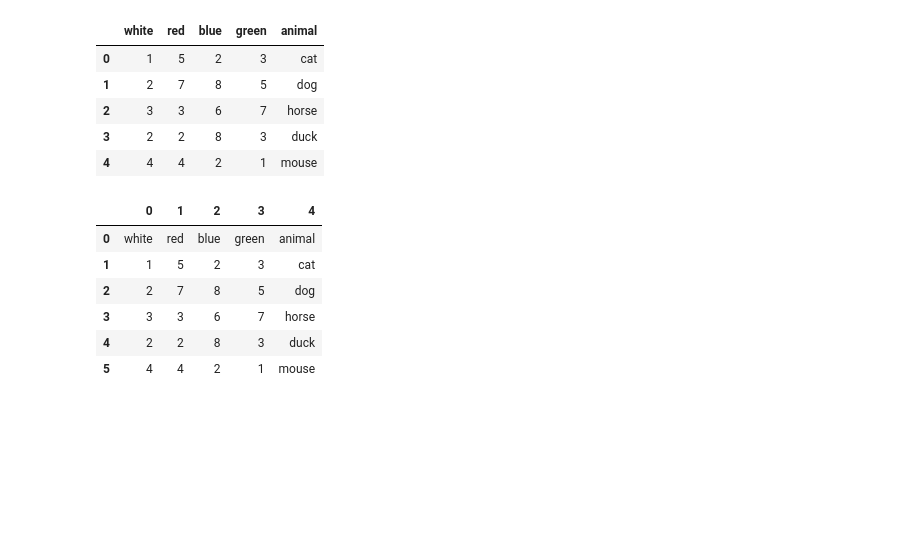
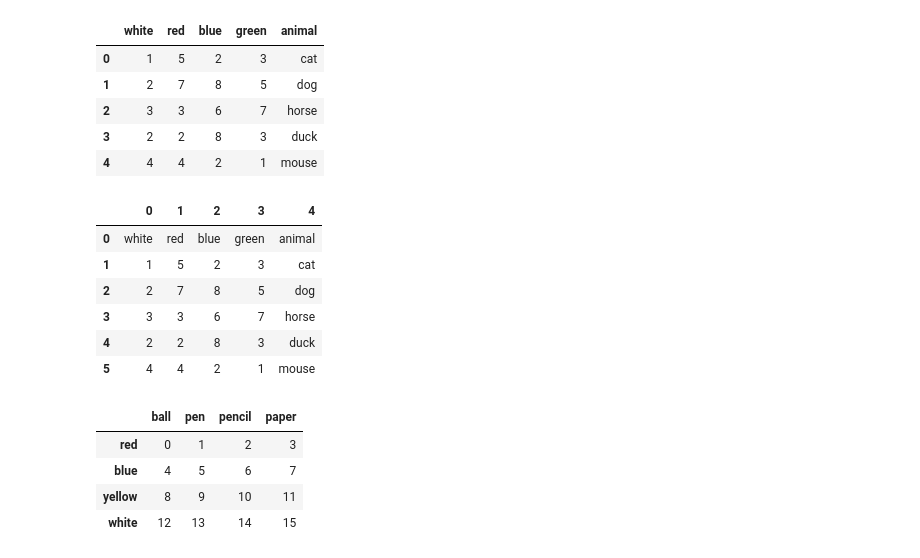
Before and after one commit to trilgar/kibit-python, a Jupyter notebook: lesson20/pandas series.ipynb, the cells around one changed output. Cells and saved outputs as stored; diff of their text form; code cells hidden in the pictures; blank space fills up the shorter version.

```diff
--- a/lesson20/pandas series.ipynb
+++ b/lesson20/pandas series.ipynb
@@ -295,7 +301,13 @@ pd.read_csv('ch05_01.csv', header=None)
 # %%
 frame = pd.DataFrame(
     np.arange(16).reshape((4,4)),
     index=['red','blue','yellow','white'],
     columns=['ball','pen','pencil','paper']
 )
-frame.to_csv('ch05_07.csv')
+frame
+# %% [output]
+|  | ball | pen | pencil | paper |
+| red | 0 | 1 | 2 | 3 |
+| blue | 4 | 5 | 6 | 7 |
+| yellow | 8 | 9 | 10 | 11 |
+| white | 12 | 13 | 14 | 15 |
```
Also changed, not shown: parts of 8 cells of this notebook, 11 other files.
